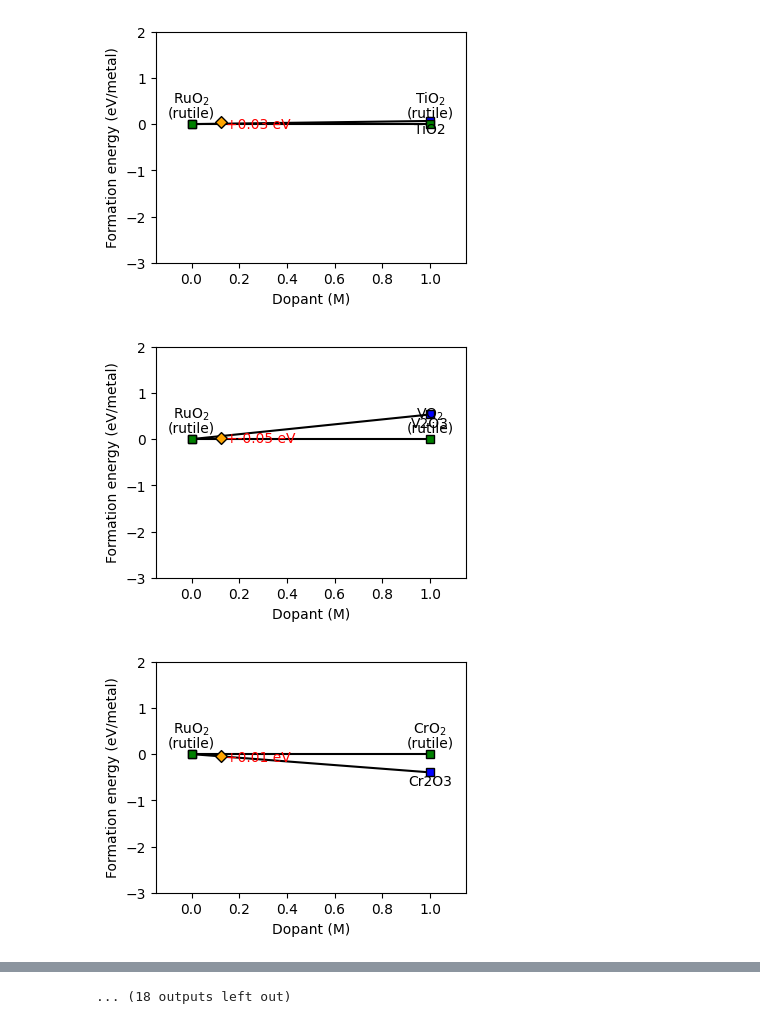
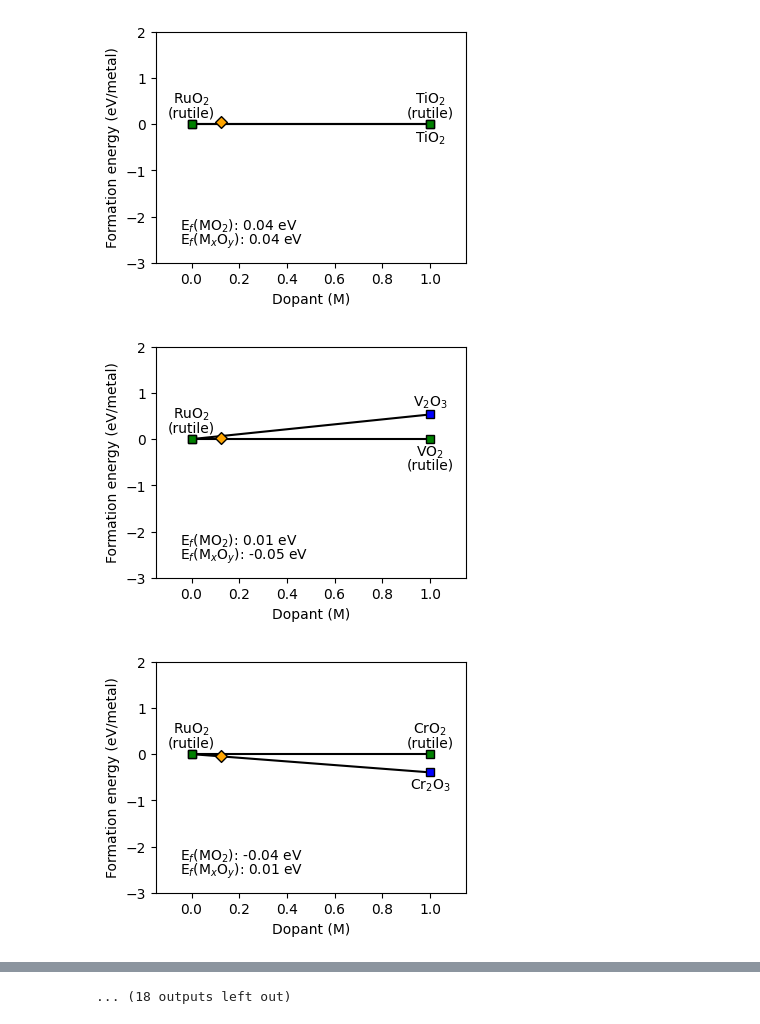
Before and after one commit to jhyeonjung97/tools, a Jupyter notebook: ruo2/doping1.ipynb, the cells around one changed output, grey strips where cells are left out. Drawn from its saved outputs; the diff is of its cells as text; code cells hidden in the pictures.

```diff
--- a/ruo2/doping1.ipynb
+++ b/ruo2/doping1.ipynb
@@ -36,7 +36,7 @@ data['a'] = element_indices
 # os: oxidation state
 for i in element_indices:
     element = md.element(i).symbol
-    for dir in ['1_MxOy', '2_MO2', '3_M-RuO2']:
+    for dir in ['0_M', '1_MxOy', '2_MO2', '3_M-RuO2']:
         oxide_type = dir.split('_')[1]
         path = os.path.join(root, '1_bulk_opt', dir, f'{i}_{element}')
         energy_file = os.path.join(path, 'final_with_calculator.json')
@@ -48,7 +48,7 @@ for i in element_indices:
             metal_indices = [i for i, atom in enumerate(atoms) if atom.symbol in elements]
             n_atoms = len(atoms)
             n_oxygens = sum(atom.symbol == 'O' for atom in atoms)
-            n_metals = n_atoms - n_oxygens
+            n_metals = sum(atom.symbol != 'O' for atom in atoms)
             oxidation_state = 2 * n_oxygens / n_metals
             energy = atoms.get_potential_energy() / n_metals
             row_updates[f'{oxide_type}_e'] = energy
@@ -82,8 +82,10 @@ for i in element_indices:
 
 # de: doping energy
 # fe: formation energy
-data['M-RuO2_de'] = data['M-RuO2_e'] - 7/8*data['MO2_e']['Ru'] - 1/8*data['MO2_e']
-data['M-RuO2_fe'] = data['M-RuO2_e'] - 7/8*data['MO2_e']['Ru'] - 1/8*data['MxOy_e'] - (2-data['MxOy_y']/data['MxOy_x'])/8*oxygen_potential
+# data['M-RuO2_de'] = data['M-RuO2_e'] - 7/8*data['MO2_e']['Ru'] - 1/8*data['MO2_e']
+data['M-RuO2_fe1'] = data['M-RuO2_e'] - 7/8*data['M_e']['Ru'] - 1/8*data['M_e'] - 2*oxygen_potential
+data['M-RuO2_fe2'] = data['M-RuO2_e'] - 7/8*data['MO2_e']['Ru'] - 1/8*data['MO2_e']
+data['M-RuO2_fe3'] = data['M-RuO2_e'] - 7/8*data['MxOy_e']['Ru'] - 1/8*data['MxOy_e'] - (2-data['MxOy_y']/data['MxOy_x'])/8*oxygen_potential
 # data['MxOy_fe'] = data['MxOy_e'] - data['MO2_e'] - (2-data['MxOy_y']/data['MxOy_x'])*oxygen_potential
 data.drop(columns=['MO2_e', 'MxOy_e', 'M-RuO2_e'], inplace=True)
 data.loc['Nb', 'MxOy_x'] = 2
@@ -282,23 +240,29 @@ for i in element_indices:
     if m_ratio == 1 and o_ratio == 1:
         formula = f'{element}O'
     elif m_ratio == 1:
-        formula = f'{element}O{o_ratio}'
+        formula = f'{element}O$_{o_ratio}$'
     else:
-        formula = f'{element}{m_ratio}O{o_ratio}'
+        formula = f'{element}$_{m_ratio}$O$_{o_ratio}$'
 
     plt.figure(figsize=(4,3))
 
-    formation_energy_mxoy = 8*(data.loc[element, 'M-RuO2_de']-data.loc[element, 'M-RuO2_fe'])
+    fe2 = data.loc[element, 'M-RuO2_fe2']
+    fe3 = data.loc[element, 'M-RuO2_fe3']
+    formation_energy_mxoy = 8*(fe2-fe3)
     plt.plot([0.0, 1.0], [0.0, formation_energy_mxoy], color='black', marker='s', markeredgecolor='black', markerfacecolor='blue', zorder=1)
 
     plt.plot([0.0, 1.0], [0.0, 0.0], color='black', marker='s', markeredgecolor='black', markerfacecolor='green', linestyle='-', zorder=1)
     plt.text(0.0, 0.1, 'RuO$_2$\n(rutile)', ha='center', va='bottom', linespacing=0.8)
-    plt.text(1.0, 0.1, f'{element}O$_2$\n(rutile)', ha='center', va='bottom', linespacing=0.8)
 
-    formation_energy_mruo2 = data.loc[element, 'M-RuO2_de']
-    plt.scatter(1/8, formation_energy_mruo2, marker='D', edgecolor='black', facecolor='orange', zorder=2)
-    plt.text(1/8+0.02, formation_energy_mxoy/16+formation_energy_mruo2/2-0.02, f'+{-formation_energy_mxoy/8+formation_energy_mruo2:.2f} eV', ha='left', va='center', color='red')
-    plt.text(1.0, formation_energy_mxoy-0.03, f'{formula}', ha='center', va='top')
+    plt.scatter(1/8, fe2, marker='D', edgecolor='black', facecolor='orange', zorder=2)
+    plt.text(-0.05, -2, f'E$_f$(MO$_2$): {fe2:.2f} eV\nE$_f$(M$_x$O$_y$): {fe3:.2f} eV', ha='left', va='top', linespacing=0.8)
+    # plt.text(1/8+0.02, formation_energy_mxoy/16+formation_energy_mruo2/2-0.02, f'+{-formation_energy_mxoy/8+formation_energy_mruo2:.2f} eV', ha='left', va='center', color='red')
+    if  formation_energy_mxoy > 0:
+        plt.text(1.0, formation_energy_mxoy+0.1, f'{formula}', ha='center', va='bottom')
+        plt.text(1.0, -0.1, f'{element}O$_2$\n(rutile)', ha='center', va='top', linespacing=0.8)
+    else:
+        plt.text(1.0, formation_energy_mxoy-0.1, f'{formula}', ha='center', va='top')
+        plt.text(1.0, 0.1, f'{element}O$_2$\n(rutile)', ha='center', va='bottom', linespacing=0.8)
 
     # print(formation_energy_mxoy, formation_energy_mruo2)
     plt.xlim(-0.15, 1.15)
@@ -314,3 +278,3 @@ for i in element_indices:
-[figure, old version]
+[figure, new version]
-[figure, old version]
+[figure, new version]
-[figure, old version]
+[figure, new version]
```
Also changed, not shown: parts of 5 cells of this notebook.
